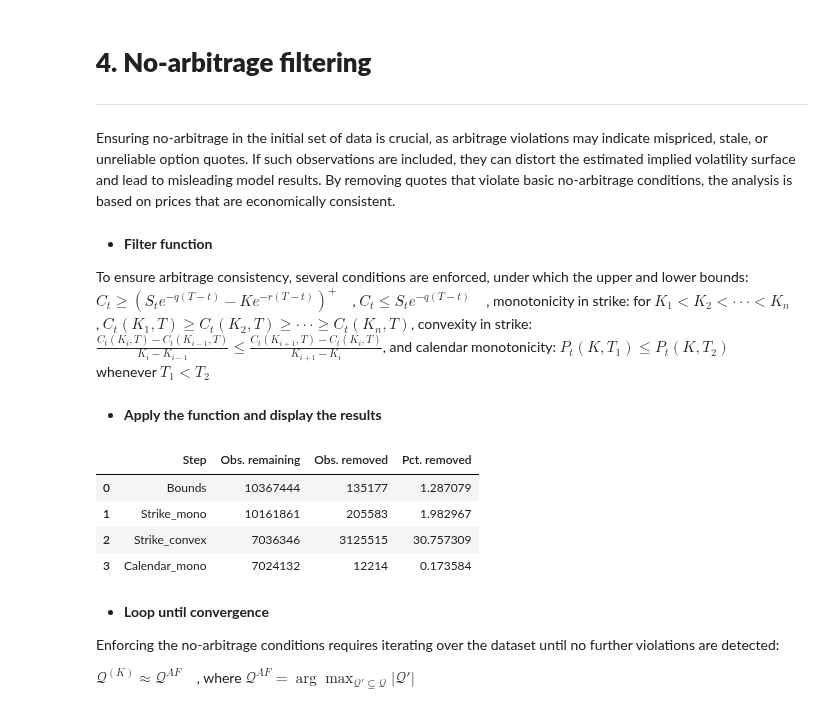
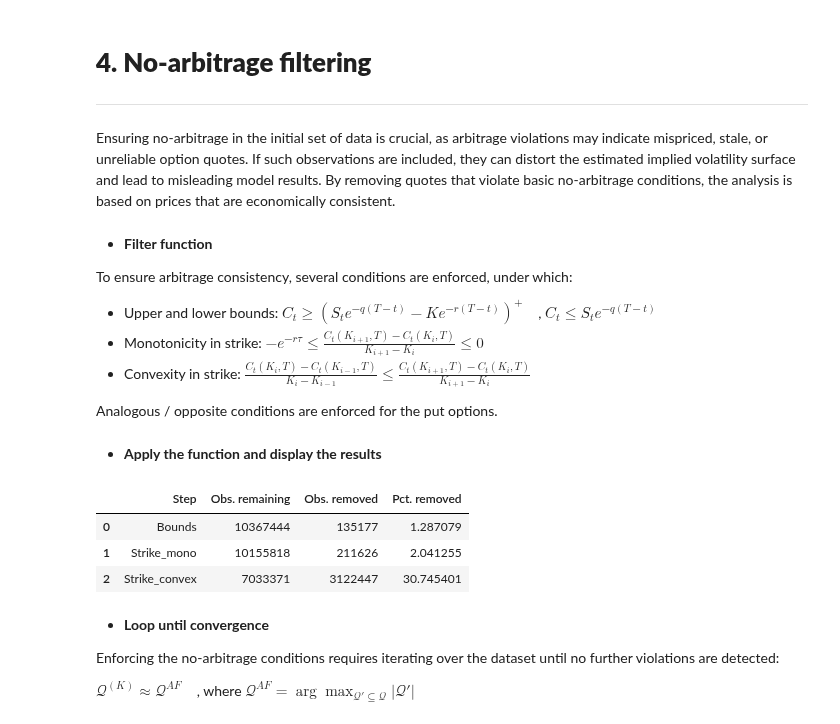
Before and after one commit to euanbronsky8/Thesis, a Jupyter notebook: 1. Data Cleaning.ipynb, the cells around one changed output. Saved outputs shown, nothing was run; the diff lists cells and outputs as text; code cells hidden in the pictures.

```diff
--- a/1. Data Cleaning.ipynb
+++ b/1. Data Cleaning.ipynb
@@ -260,7 +260,18 @@ Ensuring no-arbitrage in the initial set of data is crucial, as arbitrage violat
 # %% [markdown]
 - **Filter function**
 
-To ensure arbitrage consistency, several conditions are enforced, under which the upper and lower bounds: $C_t \geq (S_te^{-q(T-t)} - Ke^{-r(T-t)})^+ \quad$, $C_t \leq S_te^{-q(T-t)} \quad$, monotonicity in strike: for $K_1 < K_2 < \cdot \cdot \cdot < K_n \quad$, $C_t(K_1, T) \geq C_t(K_2, T) \geq \cdot \cdot \cdot \geq C_t(K_n, T)$, convexity in strike: $\frac{C_t(K_i, T) - C_t(K_{i-1}, T)}{K_i - K_{i-1}} \leq \frac{C_t(K_{i+1}, T) - C_t(K_i, T)}{K_{i+1} - K_i}$, and calendar monotonicity: $P_t(K, T_1) \leq P_t(K, T_2) \quad $ whenever $T_1 < T_2$
+To ensure arbitrage consistency, several conditions are enforced, under which:
+
+- Upper and lower bounds: $C_t \geq (S_te^{-q(T-t)} - Ke^{-r(T-t)})^+ \quad$, $C_t \leq S_te^{-q(T-t)}$
+- Monotonicity in strike: $-e^{-r\tau}
+\leq
+\frac{C_t(K_{i+1},T)-C_t(K_i,T)}
+{K_{i+1}-K_i}
+\leq
+0$
+- Convexity in strike: $\frac{C_t(K_i, T) - C_t(K_{i-1}, T)}{K_i - K_{i-1}} \leq \frac{C_t(K_{i+1}, T) - C_t(K_i, T)}{K_{i+1} - K_i}$
+
+Analogous / opposite conditions are enforced for the put options.
 # %%
 # Arbitrage filter
 def arbitrage_filter(df1, run_bounds=True):
@@ -268,7 +279,7 @@ def arbitrage_filter(df1, run_bounds=True):
     # Copy dataframe
     df1 = df1.copy()
 
-    # Initiate dictionary
+    # Create empty dictionary
     stats = {}
     stats['initial'] = len(df1)
 
@@ -286,8 +297,10 @@ def arbitrage_filter(df1, run_bounds=True):
     df1 = df1.sort_values(['option_type', 'quote_date', 'expire_date', 'strike'])
 
     # Step 2: Monotonicity in strike
-    diffs = df1.groupby(['option_type', 'quote_date', 'expire_date'])['mid'].diff()
-    df1 = df1[((df1['option_type'] == 'call') & (diffs.isna() | (diffs <= 0))) | ((df1['option_type'] == 'put') & (diffs.isna() | (diffs >= 0)))]
+    groups = ['option_type', 'quote_date', 'expire_date']
+    slopes = (df1.groupby(groups)['mid'].diff() / df1.groupby(groups)['strike'].diff())
+    discount = np.exp(-df1['r'] * df1['T'])
+    df1 = df1[((df1['option_type'] == 'call') & (slopes.isna() | ((slopes >= -discount) & (slopes <= 0)))) | ((df1['option_type'] == 'put') & (slopes.isna() | ((slopes >= 0) & (slopes <= discount))))]
     stats['after_strike_mono'] = len(df1)
 
     # Step 3: Strike convexity
@@ -298,32 +311,22 @@ def arbitrage_filter(df1, run_bounds=True):
     df1 = df1.loc[~viol]
     stats['after_strike_convex'] = len(df1)
 
-    # Step 4: Calendar monotonicity
-    df1 = df1.sort_values(['option_type', 'quote_date', 'strike', 'dte'])
-    diffs_ttm = df1.groupby(['option_type', 'quote_date', 'strike'])['mid'].diff()
-    df1 = df1[
-        (df1['option_type'] == 'call') |
-        ((df1['option_type'] == 'put') & (diffs_ttm.isna()| (diffs_ttm >= 0)))]
-    stats['after_calendar_mono'] = len(df1)
-
     # Re-sort the dataframe and reset the index
     df1 = (df1
            .sort_values(['option_type', 'quote_date', 'expire_date', 'strike'])
            .reset_index(drop=True))
 
-    # Compute number drops per steps
+    # Compute number of drops per steps
     drops = {
         'ub_lb_drop': stats['initial'] - stats['after_bounds'],
         'strike_mono_drop': stats['after_bounds'] - stats['after_strike_mono'],
-        'convexity_drop': stats['after_strike_mono'] - stats['after_strike_convex'],
-        'calendar_mono_drop': stats['after_strike_convex'] - stats['after_calendar_mono']}
+        'convexity_drop': stats['after_strike_mono'] - stats['after_strike_convex']}
 
     # Compute percentage drops per step
     pct_drops = {
         'bounds_pct': drops['ub_lb_drop'] / stats['initial'] * 100,
         'strike_mono_pct': drops['strike_mono_drop'] / stats['after_bounds'] * 100,
-        'strike_convex_pct': drops['convexity_drop'] / stats['after_strike_mono'] * 100,
-        'calendar_mono_pct': drops['calendar_mono_drop'] / stats['after_strike_convex'] * 100}
+        'strike_convex_pct': drops['convexity_drop'] / stats['after_strike_mono'] * 100}
 
     # Return the results
     return df1, stats, drops, pct_drops
@@ -332,32 +335,28 @@ def arbitrage_filter(df1, run_bounds=True):
 # %%
 # Apply the function and retrieve the results
 df_help, stats, drops, pct_drops = arbitrage_filter(df1, run_bounds=True)
 
 # Construct dataframe and display
 df_arbitrage = pd.DataFrame({
-    'Step': ['Bounds', 'Strike_mono', 'Strike_convex', 'Calendar_mono'],
+    'Step': ['Bounds', 'Strike_mono', 'Strike_convex'],
     'Obs. remaining': [
         stats['after_bounds'],
         stats['after_strike_mono'],
-        stats['after_strike_convex'],
-        stats['after_calendar_mono']],
+        stats['after_strike_convex']],
     'Obs. removed': [
         drops['ub_lb_drop'],
         drops['strike_mono_drop'],
-        drops['convexity_drop'],
-        drops['calendar_mono_drop']],
+        drops['convexity_drop']],
     'Pct. removed': [
         pct_drops['bounds_pct'],
         pct_drops['strike_mono_pct'],
-        pct_drops['strike_convex_pct'],
-        pct_drops['calendar_mono_pct']]})
+        pct_drops['strike_convex_pct']]})
 df_arbitrage
 # %% [output]
 |  | Step | Obs. remaining | Obs. removed | Pct. removed |
 | 0 | Bounds | 10367444 | 135177 | 1.287079 |
-| 1 | Strike_mono | 10161861 | 205583 | 1.982967 |
-| 2 | Strike_convex | 7036346 | 3125515 | 30.757309 |
-| 3 | Calendar_mono | 7024132 | 12214 | 0.173584 |
+| 1 | Strike_mono | 10155818 | 211626 | 2.041255 |
+| 2 | Strike_convex | 7033371 | 3122447 | 30.745401 |
 # %% [markdown]
 - **Loop until convergence**
 
```
Also changed, not shown: parts of 8 cells of this notebook.
